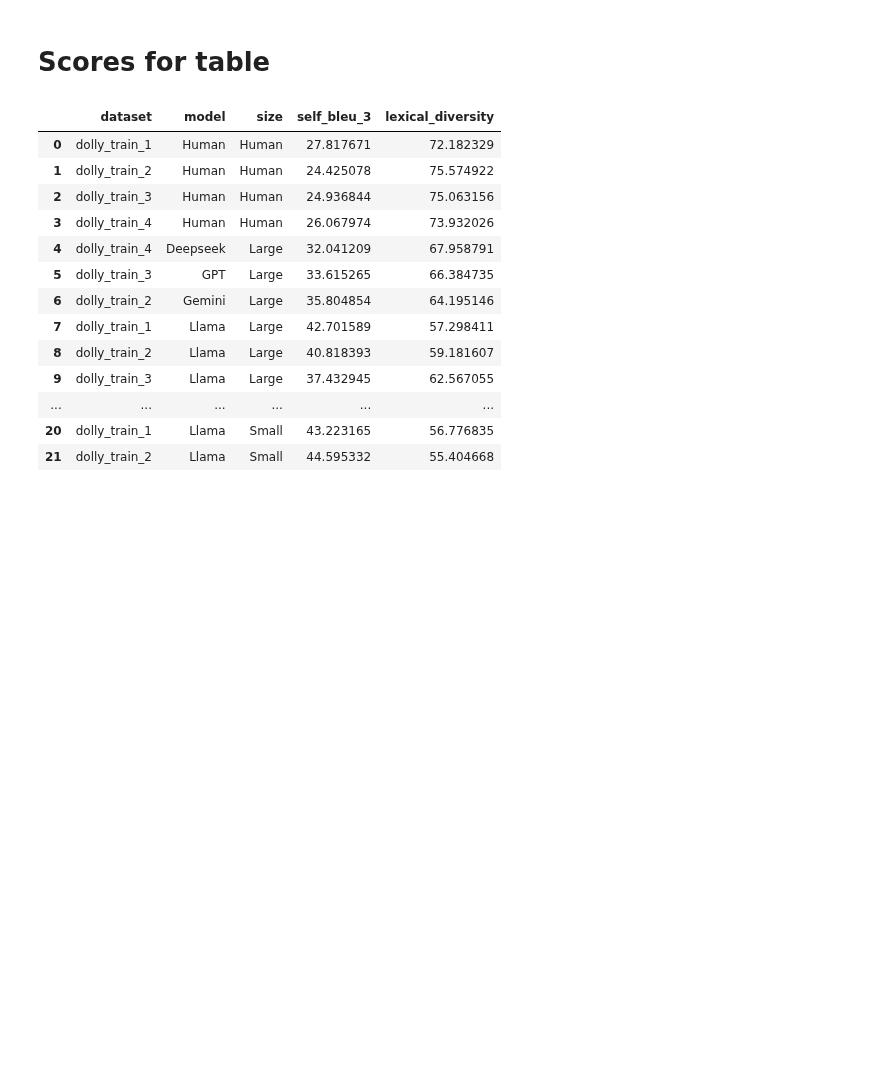
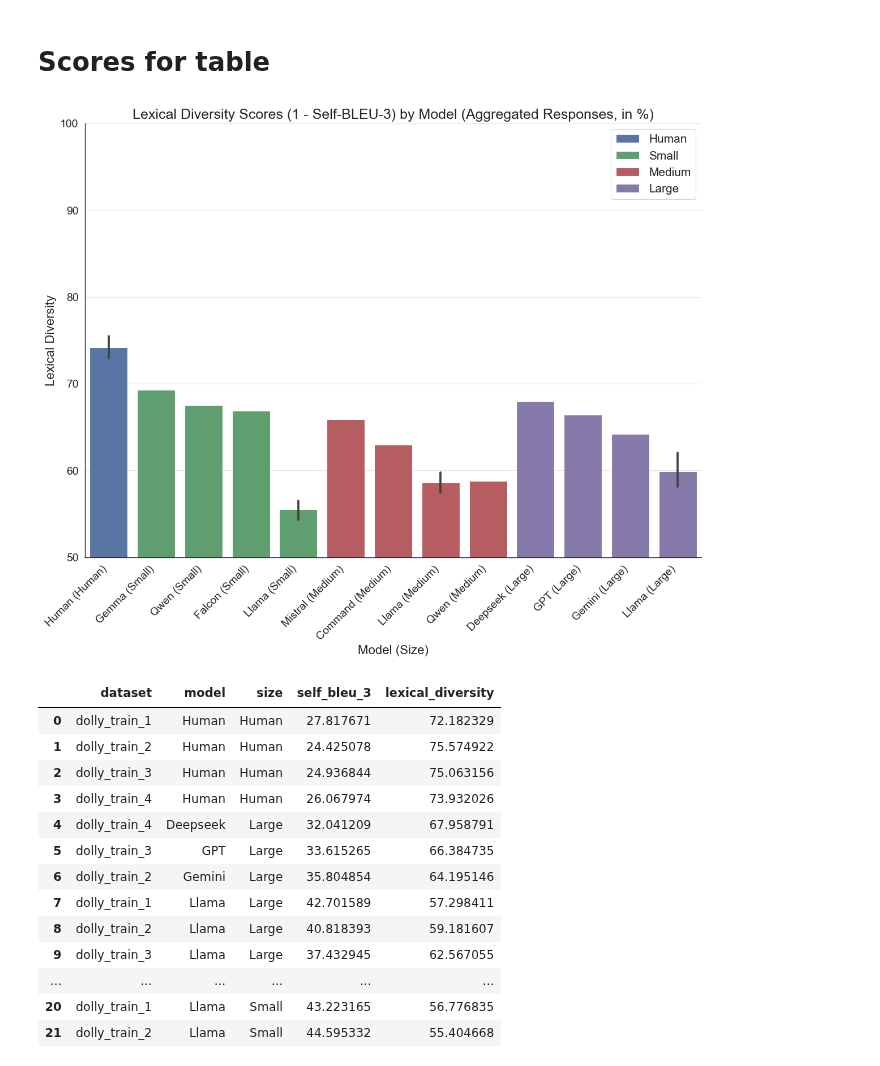
Before and after one commit to maxschaffelder/synthetic_data_diversity, a Jupyter notebook: data_analysis/lexical_diversity/sacre_bleu.ipynb, the cells around one changed output. Drawn from its saved outputs; the diff is of its cells as text; code cells hidden in the pictures; blank space fills up the shorter version.

```diff
--- a/data_analysis/lexical_diversity/sacre_bleu.ipynb
+++ b/data_analysis/lexical_diversity/sacre_bleu.ipynb
@@ -919,5 +875,51 @@ plt.show()
 # %% [markdown]
 # Scores for table
+# %%
+n_gram = 3
+
+# Create a plot to visualize self_bleu scores by model, split by size
+plt.figure(figsize=(12, 10))
+
+# Add a new column to combine model name and size
+self_bleu_data_combined['model_with_size'] = self_bleu_data_combined['model'] + ' (' + self_bleu_data_combined['size'].astype(str) + ')'
+
+# Use the thesis color palette instead of hardcoded colors
+# Get the current palette set by thesis style
+current_palette = sns.color_palette()
+
+# Map sizes to colors from the thesis palette
+size_palette = {
+    "Human": current_palette[0],    # Red from thesis palette
+    "Small": current_palette[1],    # Sand/yellow from thesis palette
+    "Medium": current_palette[2],   # Green from thesis palette
+    "Large": current_palette[3]     # Blue from thesis palette
+}
+
+# Sort the data within each size by lexical diversity score in descending order
+self_bleu_data_combined_sorted = self_bleu_data_combined.sort_values(by=['size', 'lexical_diversity'], ascending=[True, False])
+
+# Create the bar plot with thesis style colors
+sns.barplot(
+    data=self_bleu_data_combined_sorted,
+    x='model_with_size',
+    y='lexical_diversity',
+    hue='size',
+    palette=size_palette,
+    dodge=False
+)
+
+plt.title(f"Lexical Diversity Scores (1 - Self-BLEU-{n_gram}) by Model (Aggregated Responses, in %)", fontsize=18)
+plt.xticks(rotation=45, ha='right', fontsize=14)
+plt.yticks(np.arange(0, 101, 10), fontsize=14)
+plt.ylabel("Lexical Diversity", fontsize=16)
+plt.xlabel("Model (Size)", fontsize=16)
+plt.ylim(50, 100)
+plt.legend(fontsize=15)
+plt.tight_layout()
+plt.savefig(f"/Users/maxschaffelder/Desktop/bar_lex_div_combined.png", dpi=300, bbox_inches='tight')
+plt.show()
+# %% [output]
+[figure, added]
 # %%
 summary_df_aggregated = pd.read_pickle("/Users/maxschaffelder/Desktop/Thesis/data/data_analysis/self_bleu_combined_3/self_bleu_combined_data.pkl")
 # %%
```
Also changed, not shown: parts of 3 cells of this notebook.
